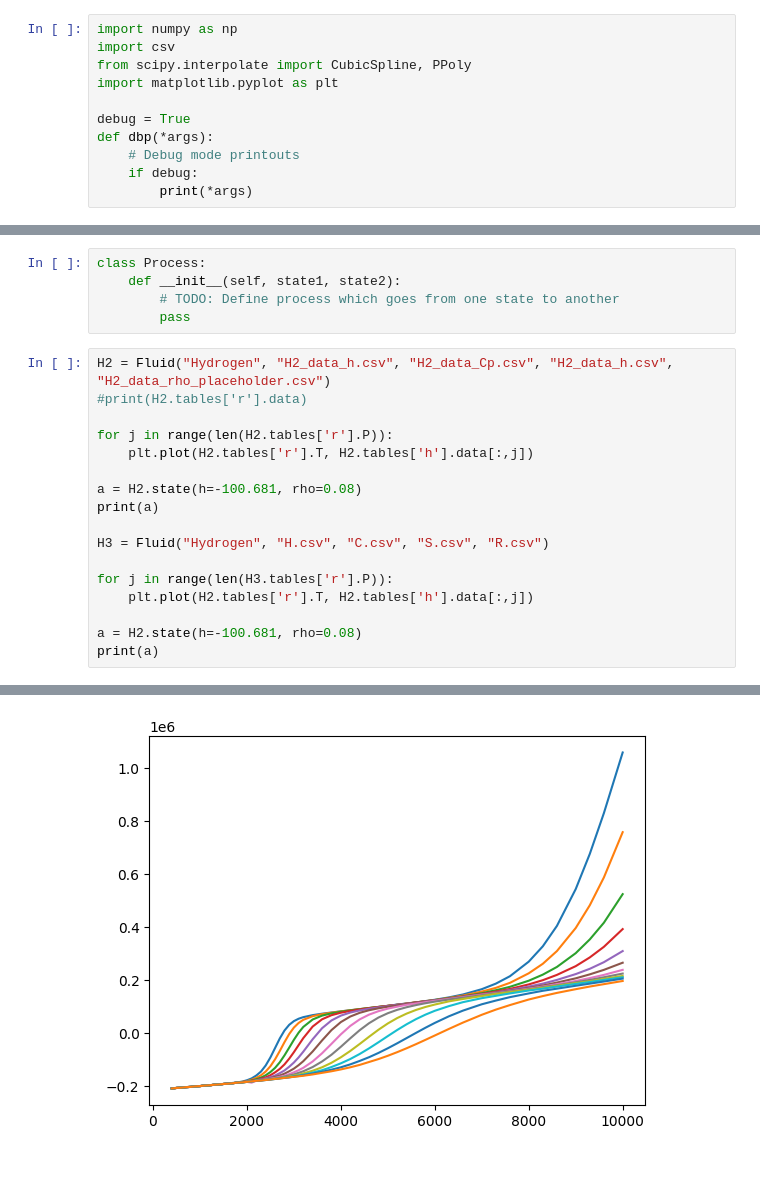
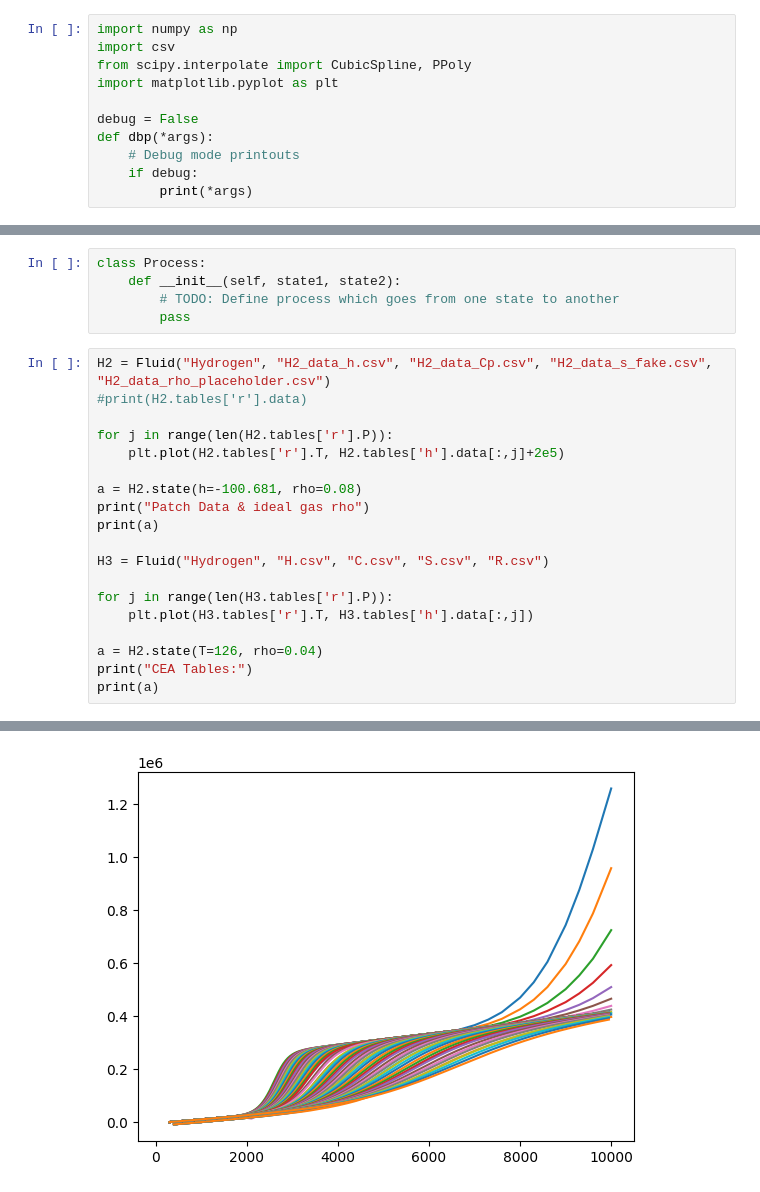
Before and after one commit to daa97/CFE, a Jupyter notebook: Hydrogen Solver.ipynb, the cells around one changed output, grey strips where cells are left out. Drawn from its saved outputs; the diff is of its cells as text.

```diff
--- a/Hydrogen Solver.ipynb
+++ b/Hydrogen Solver.ipynb
@@ -4,7 +4,7 @@ import csv
 from scipy.interpolate import CubicSpline, PPoly
 import matplotlib.pyplot as plt
 
-debug = True
+debug = False
 def dbp(*args):
     # Debug mode printouts
     if debug:
@@ -295,20 +303,22 @@ class Process:
         # TODO: Define process which goes from one state to another
         pass
 # %%
-H2 = Fluid("Hydrogen", "H2_data_h.csv", "H2_data_Cp.csv", "H2_data_h.csv", "H2_data_rho_placeholder.csv")
+H2 = Fluid("Hydrogen", "H2_data_h.csv", "H2_data_Cp.csv", "H2_data_s_fake.csv", "H2_data_rho_placeholder.csv")
 #print(H2.tables['r'].data)
 
 for j in range(len(H2.tables['r'].P)):
-    plt.plot(H2.tables['r'].T, H2.tables['h'].data[:,j])
+    plt.plot(H2.tables['r'].T, H2.tables['h'].data[:,j]+2e5)
 
 a = H2.state(h=-100.681, rho=0.08)
+print("Patch Data & ideal gas rho")
 print(a)
 
 H3 = Fluid("Hydrogen", "H.csv", "C.csv", "S.csv", "R.csv")
 
 for j in range(len(H3.tables['r'].P)):
-    plt.plot(H2.tables['r'].T, H2.tables['h'].data[:,j])
+    plt.plot(H3.tables['r'].T, H3.tables['h'].data[:,j])
 
-a = H2.state(h=-100.681, rho=0.08)
+a = H2.state(T=126, rho=0.04)
+print("CEA Tables:")
 print(a)
 # %% [output]
@@ -332 +343 @@ Input state properties: {'h': -100.681, 'r': 0.08}
-[figure, old version]
+[figure, new version]
```
Also changed, not shown: parts of 4 cells of this notebook, 2 other files.
